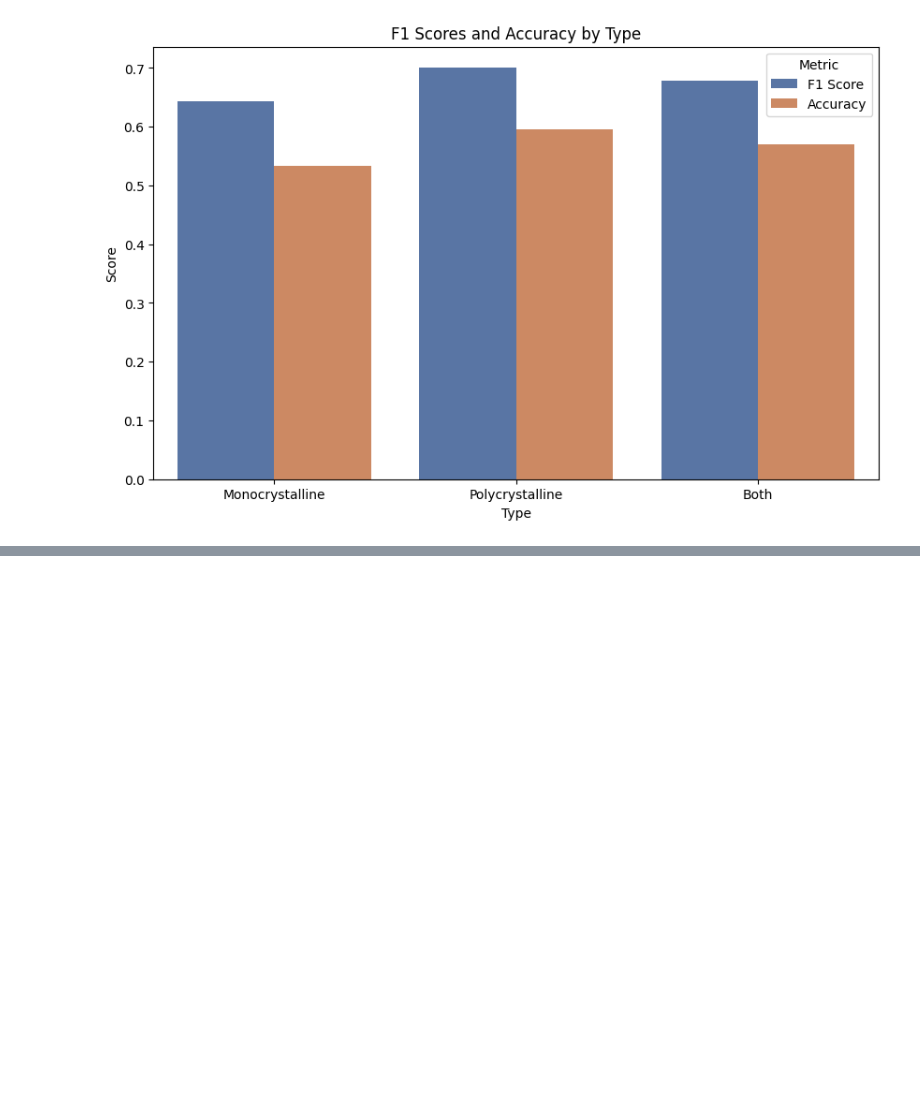
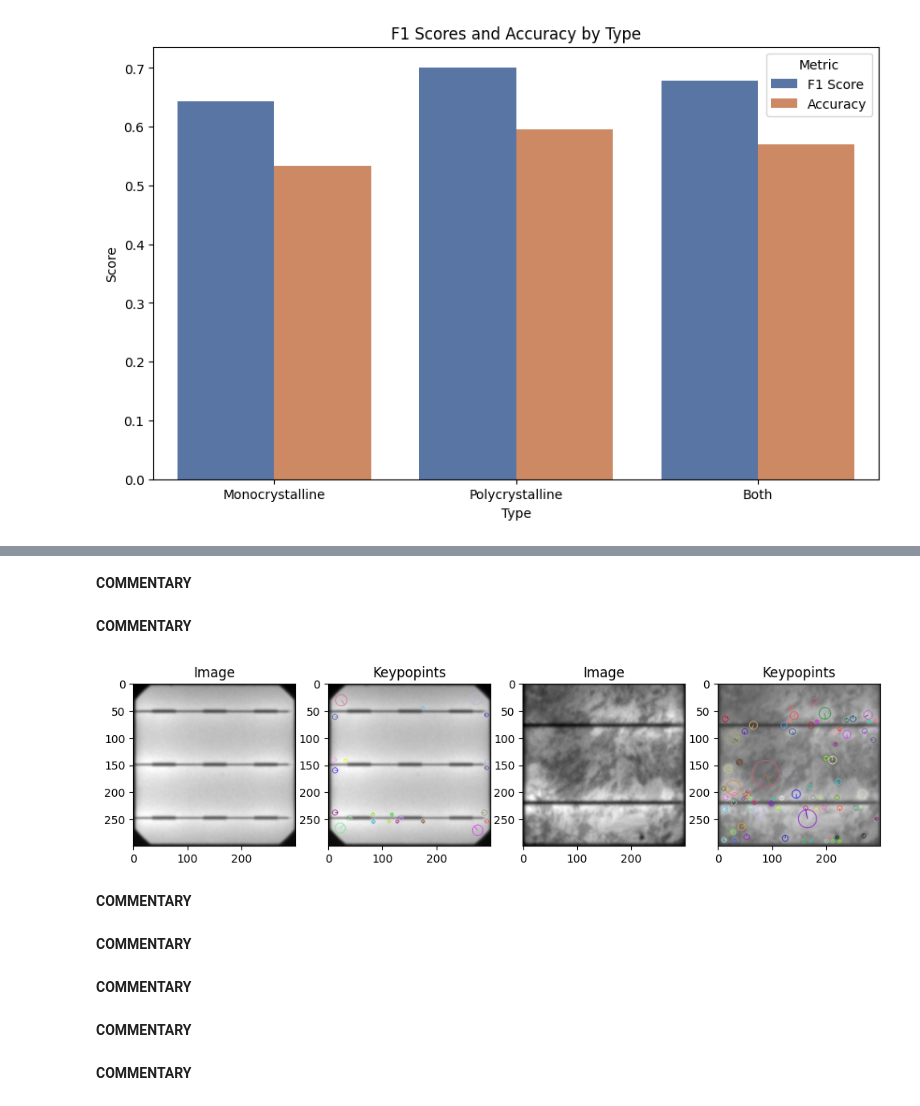
Before and after one commit to fardu8/SolarPanel-EL-Analyzer, a Jupyter notebook: Jarvis_comp9517_project _notebook.ipynb, the cells around one changed output, grey strips where cells are left out. Saved outputs shown, nothing was run; the diff lists cells and outputs as text; code cells hidden in the pictures; blank space fills up the shorter version.

```diff
--- a/Jarvis_comp9517_project _notebook.ipynb
+++ b/Jarvis_comp9517_project _notebook.ipynb
@@ -657,0 +807,2 @@ plt.show()
+# %% [markdown]
+**COMMENTARY**
@@ -657,0 +834,33 @@ plt.show()
+# %%
+X_train, X_test, y_train, y_test = train_test_split(
+    images, labels, test_size=0.25, random_state=42, stratify=labels)
+Y_train_prob, Y_train_type = zip(*[label.split("_") for label in y_train])
+Y_test_prob, Y_test_type = zip(*[label.split("_") for label in y_test])
+
+Y_train_prob = [float(prob) for prob in Y_train_prob]
+Y_test_prob = [float(prob) for prob in Y_test_prob]
+# %% [markdown]
+**COMMENTARY**
+# %%
+sift = cv2.SIFT_create()
+img_1 = X_train[0].copy()
+img_2 = X_train[20].copy()
+
+keypoints, descriptors = sift.detectAndCompute(img_1, None)
+img_1_kp = cv2.drawKeypoints(
+    img_1, keypoints, None, flags=cv2.DRAW_MATCHES_FLAGS_DRAW_RICH_KEYPOINTS)
+keypoints, descriptors = sift.detectAndCompute(img_2, None)
+img_2_kp = cv2.drawKeypoints(
+    img_2, keypoints, None, flags=cv2.DRAW_MATCHES_FLAGS_DRAW_RICH_KEYPOINTS)
+
+plt.figure(figsize=(12, 6))
+plt.subplot(141), plt.imshow(img_1, cmap='gray'), plt.title('Image')
+plt.subplot(142), plt.imshow(img_1_kp), plt.title('Keypopints')
+plt.subplot(143), plt.imshow(img_2, cmap='gray'), plt.title('Image')
+plt.subplot(144), plt.imshow(img_2_kp), plt.title('Keypopints')
+plt.savefig('./plots/sift_eda.png')
+plt.show()
+# %% [output]
+[figure, added]
+# %% [markdown]
+**COMMENTARY**
@@ -657,0 +889,2 @@ plt.show()
+# %% [markdown]
+**COMMENTARY**
@@ -657,0 +899,2 @@ plt.show()
+# %% [markdown]
+**COMMENTARY**
@@ -657,0 +907,2 @@ plt.show()
+# %% [markdown]
+**COMMENTARY**
@@ -657,0 +915,2 @@ plt.show()
+# %% [markdown]
+**COMMENTARY**
```
Also changed, not shown: parts of 77 cells of this notebook, 12 other files.
